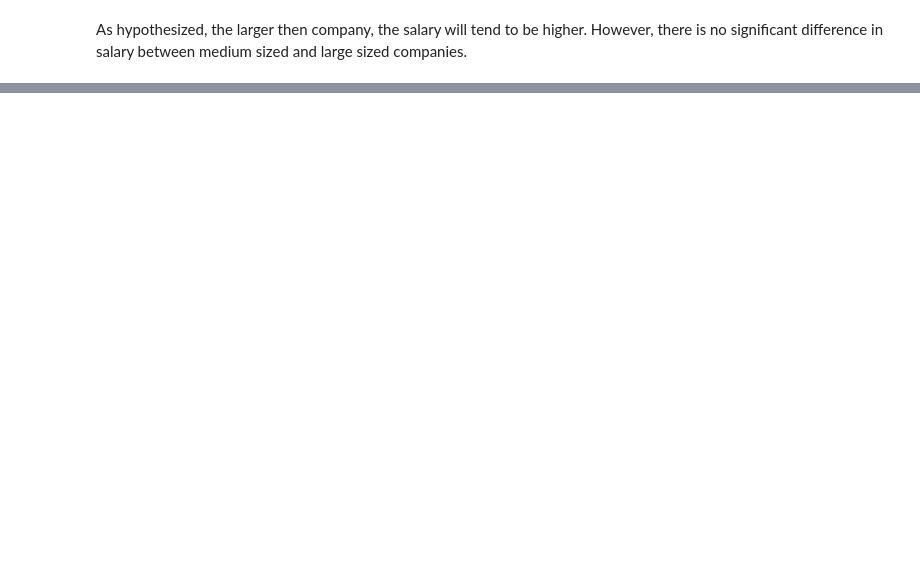
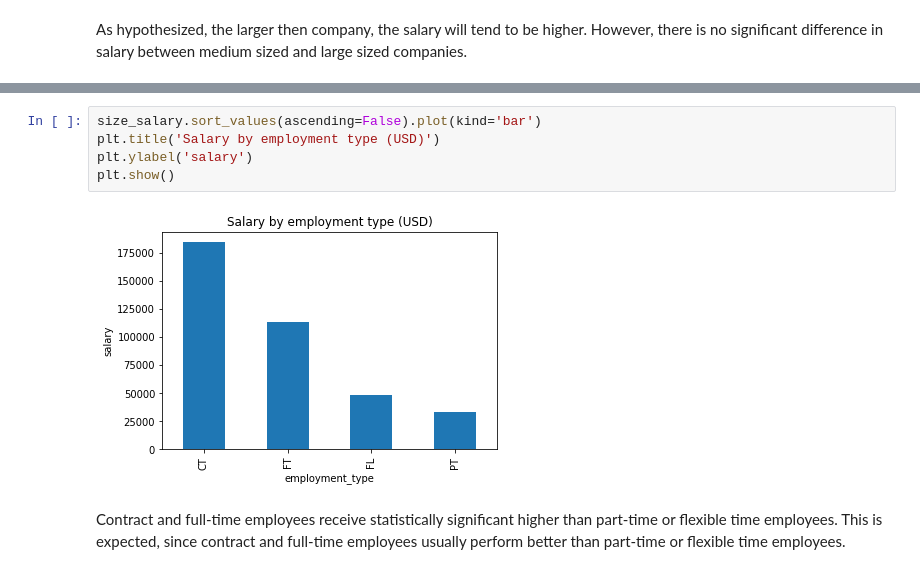
Before and after one commit to EvanKA/tetris-capstone, a Jupyter notebook: capstone_045_evan_kurnia_alim.ipynb, the cells around one changed output, grey strips where cells are left out. Drawn from its saved outputs; the diff is of its cells as text; blank space fills up the shorter version.

```diff
--- a/capstone_045_evan_kurnia_alim.ipynb
+++ b/capstone_045_evan_kurnia_alim.ipynb
@@ -100,0 +113,9 @@ As hypothesized, the larger then company, the salary will tend to be higher. How
+# %%
+size_salary.sort_values(ascending=False).plot(kind='bar')
+plt.title('Salary by employment type (USD)')
+plt.ylabel('salary')
+plt.show()
+# %% [output]
+[figure, added]
+# %% [markdown]
+Contract and full-time employees receive statistically significant higher than part-time or flexible time employees. This is expected, since contract and full-time employees usually perform better than part-time or flexible time employees.
```
Also changed, not shown: parts of 14 cells of this notebook.
